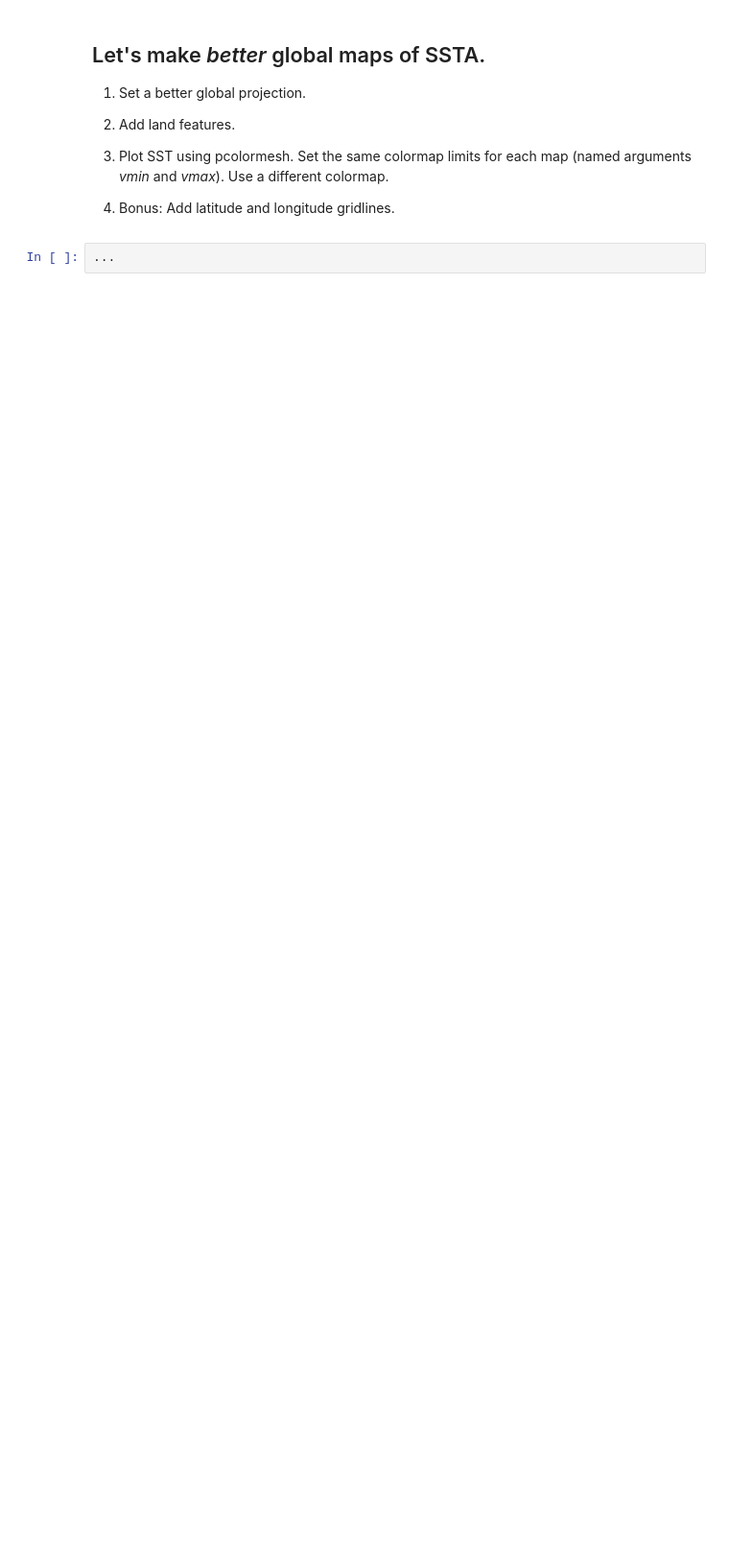
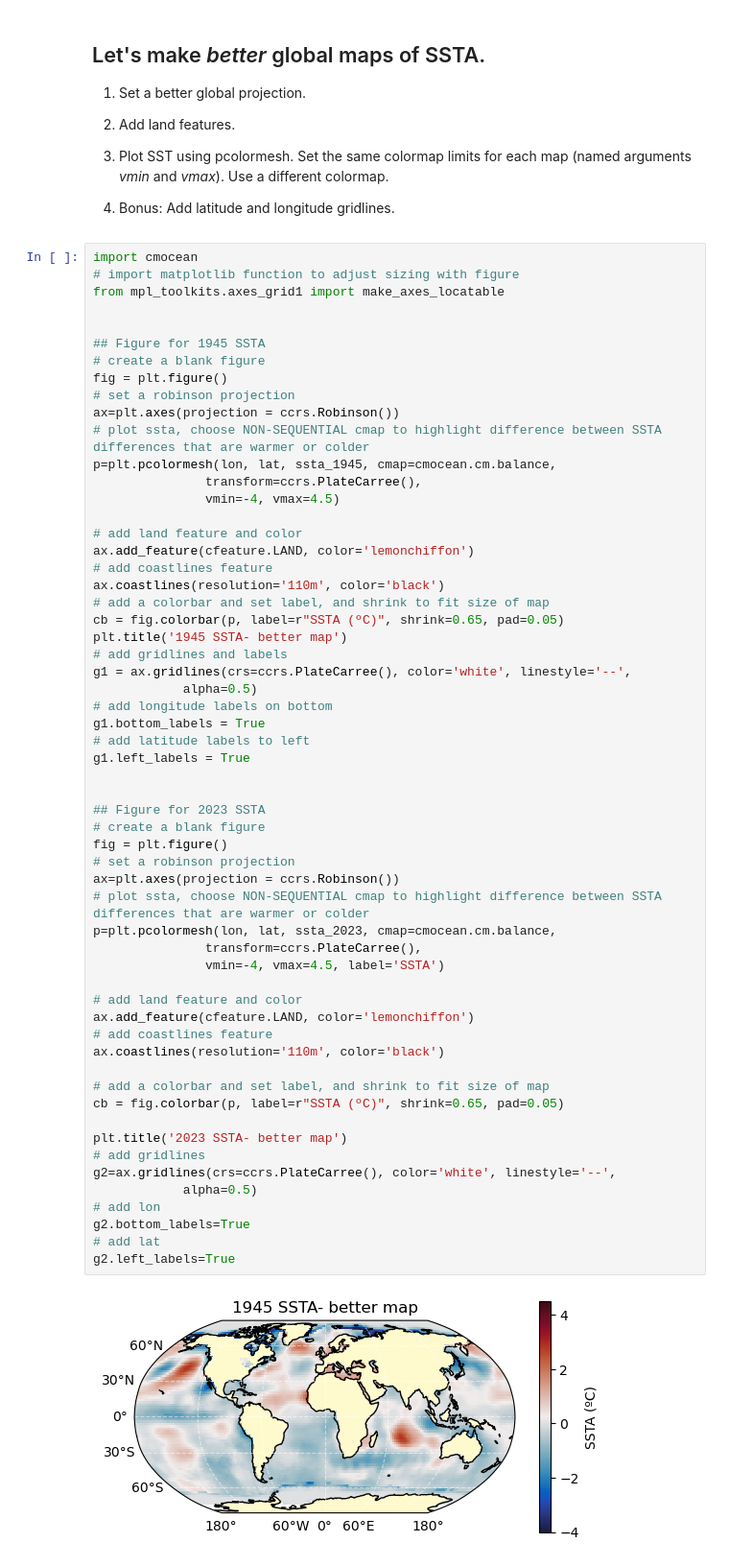
Before and after one commit to leelooliam/week7_live_demo, a Jupyter notebook: map_practice.ipynb, the cells around one changed output. Shown at 96% size. Drawn from its saved outputs; the diff is of its cells as text; blank space fills up the shorter version.

```diff
--- a/map_practice.ipynb
+++ b/map_practice.ipynb
@@ -68,4 +174,62 @@ sst_2023=get_data('https://www.ncei.noaa.gov/pub/data/cmb/ersst/v5/netcdf/ersst.
 
 4) Bonus: Add latitude and longitude gridlines.
 # %%
-...
+import cmocean
+# import matplotlib function to adjust sizing with figure
+from mpl_toolkits.axes_grid1 import make_axes_locatable
+
+
+## Figure for 1945 SSTA
+# create a blank figure
+fig = plt.figure()
+# set a robinson projection
+ax=plt.axes(projection = ccrs.Robinson())
+# plot ssta, choose NON-SEQUENTIAL cmap to highlight difference between SSTA differences that are warmer or colder
+p=plt.pcolormesh(lon, lat, ssta_1945, cmap=cmocean.cm.balance,
+               transform=ccrs.PlateCarree(),
+               vmin=-4, vmax=4.5)
+
+# add land feature and color
+ax.add_feature(cfeature.LAND, color='lemonchiffon')
+# add coastlines feature
+ax.coastlines(resolution='110m', color='black')
+# add a colorbar and set label, and shrink to fit size of map
+cb = fig.colorbar(p, label=r"SSTA (ºC)", shrink=0.65, pad=0.05)
+plt.title('1945 SSTA- better map')
+# add gridlines and labels
+g1 = ax.gridlines(crs=ccrs.PlateCarree(), color='white', linestyle='--',
+            alpha=0.5)
+# add longitude labels on bottom
+g1.bottom_labels = True
+# add latitude labels to left
+g1.left_labels = True
+
+
+## Figure for 2023 SSTA
+# create a blank figure
+fig = plt.figure()
+# set a robinson projection
+ax=plt.axes(projection = ccrs.Robinson())
+# plot ssta, choose NON-SEQUENTIAL cmap to highlight difference between SSTA differences that are warmer or colder
+p=plt.pcolormesh(lon, lat, ssta_2023, cmap=cmocean.cm.balance,
+               transform=ccrs.PlateCarree(),
+               vmin=-4, vmax=4.5, label='SSTA')
+
+# add land feature and color
+ax.add_feature(cfeature.LAND, color='lemonchiffon')
+# add coastlines feature
+ax.coastlines(resolution='110m', color='black')
+
+# add a colorbar and set label, and shrink to fit size of map
+cb = fig.colorbar(p, label=r"SSTA (ºC)", shrink=0.65, pad=0.05)
+
+plt.title('2023 SSTA- better map')
+# add gridlines
+g2=ax.gridlines(crs=ccrs.PlateCarree(), color='white', linestyle='--',
+            alpha=0.5)
+# add lon
+g2.bottom_labels=True
+# add lat
+g2.left_labels=True
+# %% [output]
+[figure, added]
```
Also changed, not shown: parts of 5 cells of this notebook.
